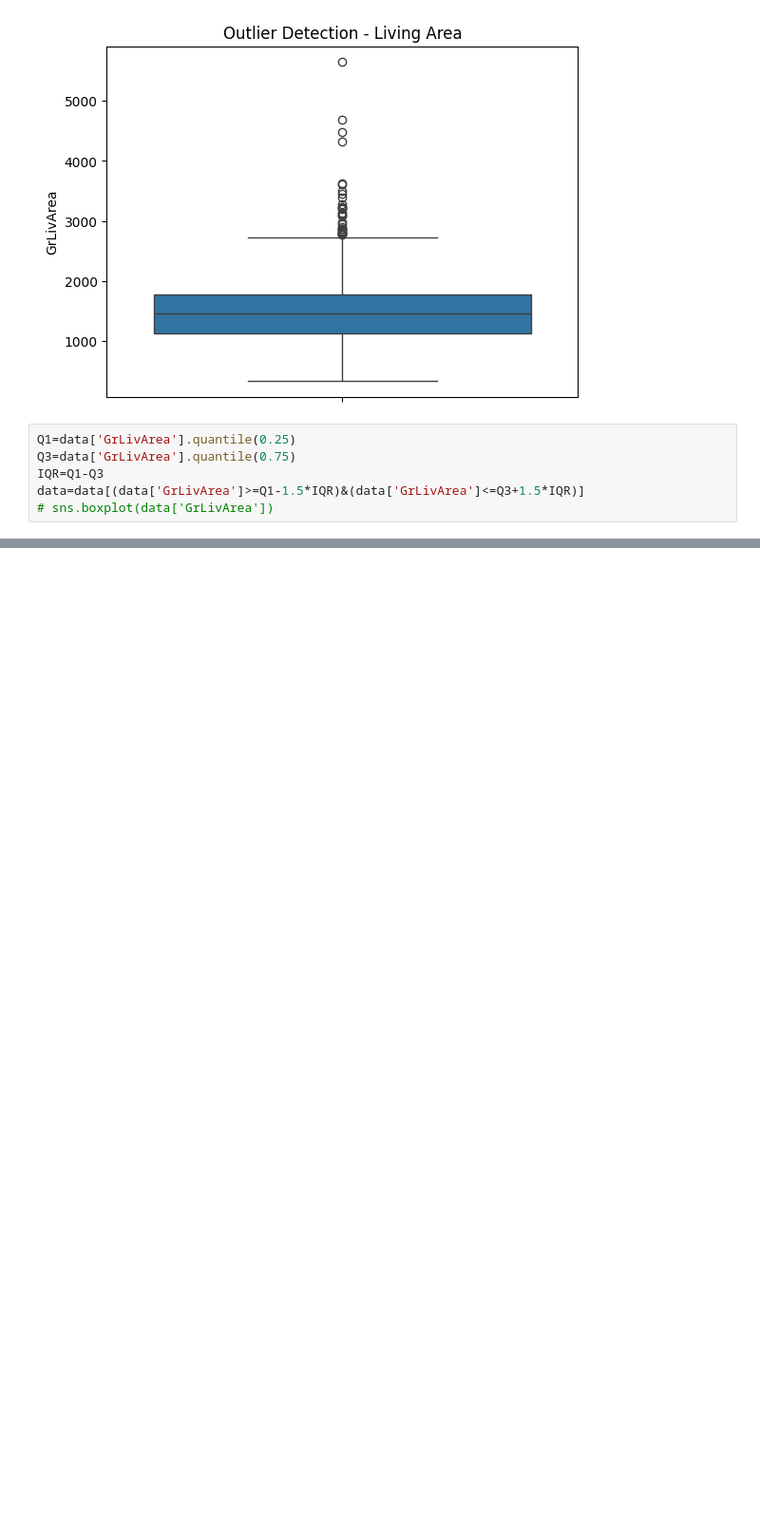
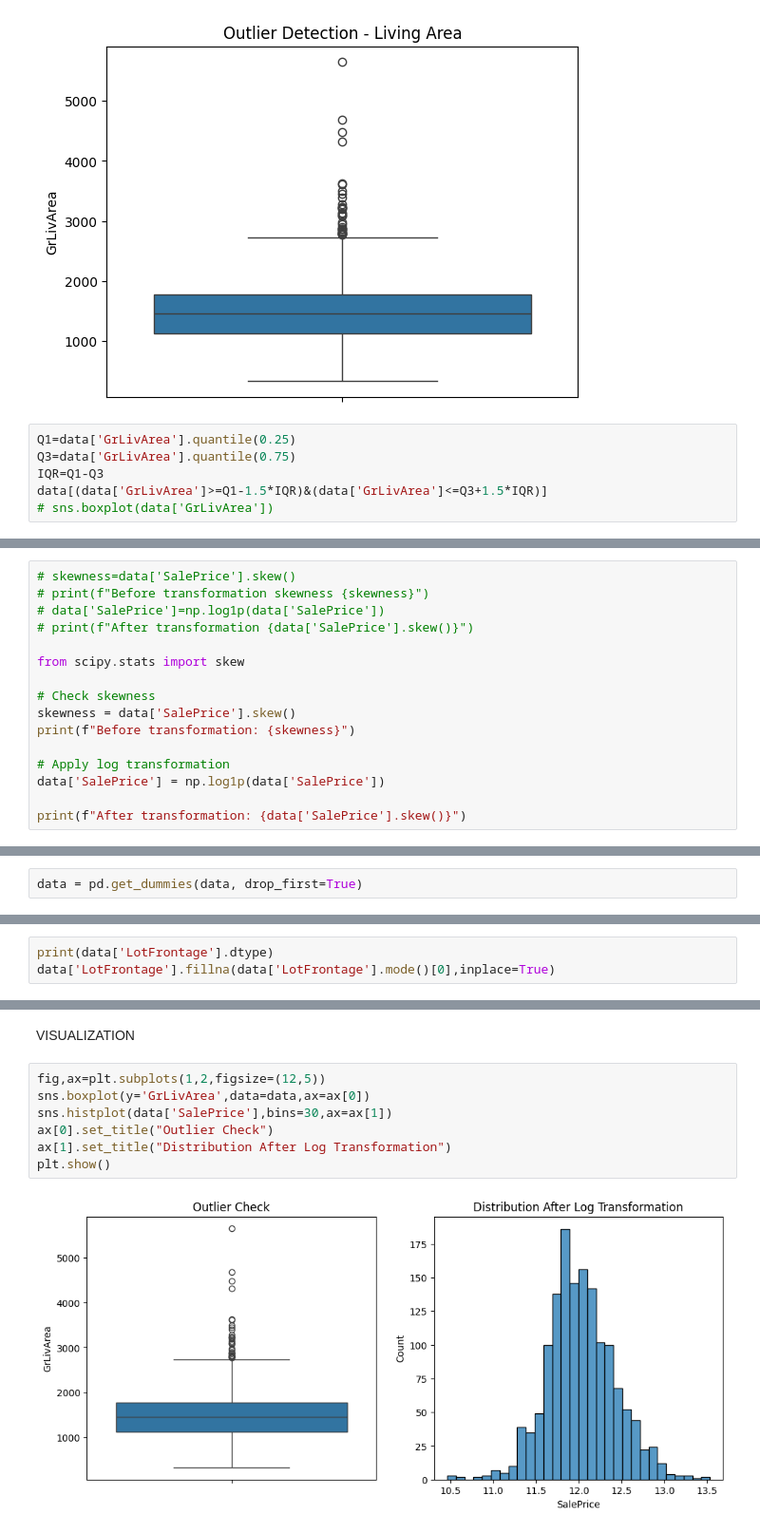
Before and after one commit to ashwinitadkale/EDA_practice, a Jupyter notebook: stage5.ipynb, the cells around one changed output, grey strips where cells are left out. Shown: that part at 95% size. Saved outputs shown, nothing was run; the diff lists cells and outputs as text; blank space fills up the shorter version.

```diff
--- a/stage5.ipynb
+++ b/stage5.ipynb
@@ -113,5 +114,5 @@ plt.show()
 Q1=data['GrLivArea'].quantile(0.25)
 Q3=data['GrLivArea'].quantile(0.75)
 IQR=Q1-Q3
-data=data[(data['GrLivArea']>=Q1-1.5*IQR)&(data['GrLivArea']<=Q3+1.5*IQR)]
+data[(data['GrLivArea']>=Q1-1.5*IQR)&(data['GrLivArea']<=Q3+1.5*IQR)]
 # sns.boxplot(data['GrLivArea'])
@@ -117,0 +133,16 @@ data=data[(data['GrLivArea']>=Q1-1.5*IQR)&(data['GrLivArea']<=Q3+1.5*IQR)]
+# %%
+# skewness=data['SalePrice'].skew()
+# print(f"Before transformation skewness {skewness}")
+# data['SalePrice']=np.log1p(data['SalePrice'])
+# print(f"After transformation {data['SalePrice'].skew()}")
+
+from scipy.stats import skew
+
+# Check skewness
+skewness = data['SalePrice'].skew()
+print(f"Before transformation: {skewness}")
+
+# Apply log transformation
+data['SalePrice'] = np.log1p(data['SalePrice'])
+
+print(f"After transformation: {data['SalePrice'].skew()}")
@@ -117,0 +168,2 @@ data=data[(data['GrLivArea']>=Q1-1.5*IQR)&(data['GrLivArea']<=Q3+1.5*IQR)]
+# %%
+data = pd.get_dummies(data, drop_first=True)
@@ -117,0 +187,3 @@ data=data[(data['GrLivArea']>=Q1-1.5*IQR)&(data['GrLivArea']<=Q3+1.5*IQR)]
+# %%
+print(data['LotFrontage'].dtype)
+data['LotFrontage'].fillna(data['LotFrontage'].mode()[0],inplace=True)
@@ -117,0 +241,11 @@ data=data[(data['GrLivArea']>=Q1-1.5*IQR)&(data['GrLivArea']<=Q3+1.5*IQR)]
+# %% [markdown]
+VISUALIZATION
+# %%
+fig,ax=plt.subplots(1,2,figsize=(12,5))
+sns.boxplot(y='GrLivArea',data=data,ax=ax[0])
+sns.histplot(data['SalePrice'],bins=30,ax=ax[1])
+ax[0].set_title("Outlier Check")
+ax[1].set_title("Distribution After Log Transformation")
+plt.show()
+# %% [output]
+[figure, added]
```
Also changed, not shown: parts of 11 cells of this notebook.
